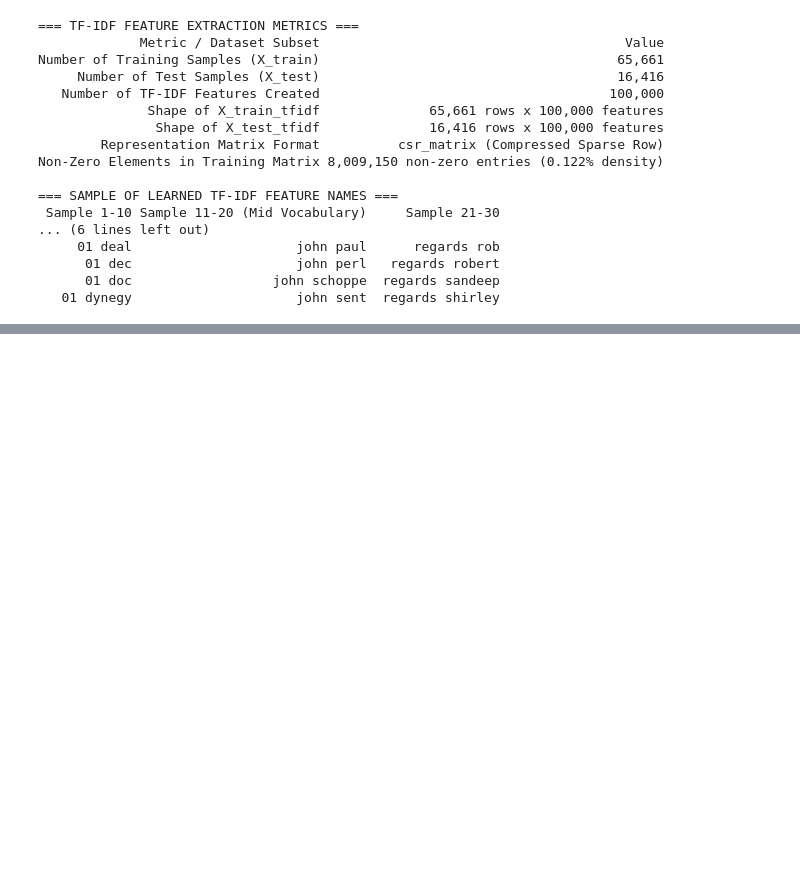
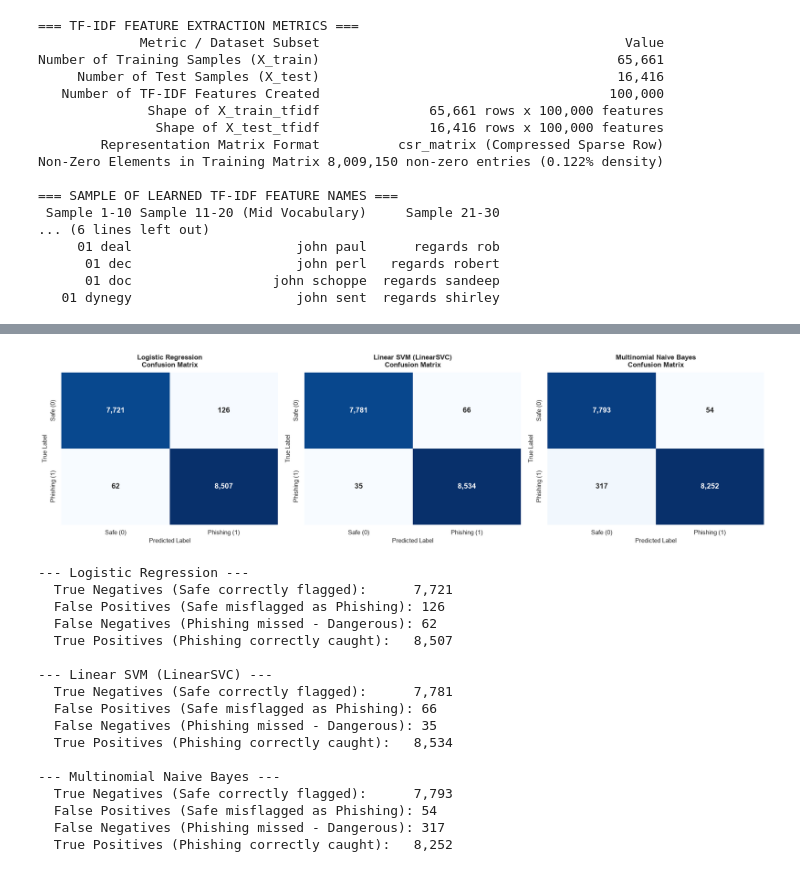
Before and after one commit to paldhaduk7-png/ai-scam-phishing-detector, a Jupyter notebook: ml/notebooks/ml_training.ipynb, the cells around one changed output, grey strips where cells are left out. Cells and saved outputs as stored; diff of their text form; code cells hidden in the pictures; blank space fills up the shorter version.

```diff
--- a/ml/notebooks/ml_training.ipynb
+++ b/ml/notebooks/ml_training.ipynb
@@ -671,0 +749,51 @@ Non-Zero Elements in Training Matrix 8,009,150 non-zero entries (0.122% density)
+# %%
+# 2. Confusion Matrices Visualization
+fig, axes = plt.subplots(1, 3, figsize=(18, 5))
+class_names = ['Safe (0)', 'Phishing (1)']
+
+for idx, (name, cm) in enumerate(confusion_matrices.items()):
+    sns.heatmap(
+        cm,
+        annot=True,
+        fmt=',d',
+        cmap='Blues',
+        cbar=False,
+        xticklabels=class_names,
+        yticklabels=class_names,
+        ax=axes[idx],
+        annot_kws={'size': 13, 'weight': 'bold'}
+    )
+    axes[idx].set_title(f"{name}\nConfusion Matrix", fontsize=12, fontweight='bold', pad=10)
+    axes[idx].set_xlabel('Predicted Label', fontsize=11)
+    axes[idx].set_ylabel('True Label', fontsize=11)
+
+plt.tight_layout()
+plt.show()
+
+# Print text version of confusion matrices
+for name, cm in confusion_matrices.items():
+    tn, fp, fn, tp = cm.ravel()
+    print(f"--- {name} ---")
+    print(f"  True Negatives (Safe correctly flagged):      {tn:,}")
+    print(f"  False Positives (Safe misflagged as Phishing): {fp:,}")
+    print(f"  False Negatives (Phishing missed - Dangerous): {fn:,}")
+    print(f"  True Positives (Phishing correctly caught):   {tp:,}\n")
+# %% [output]
+[figure, added]
+--- Logistic Regression ---
+  True Negatives (Safe correctly flagged):      7,721
+  False Positives (Safe misflagged as Phishing): 126
+  False Negatives (Phishing missed - Dangerous): 62
+  True Positives (Phishing correctly caught):   8,507
+
+--- Linear SVM (LinearSVC) ---
+  True Negatives (Safe correctly flagged):      7,781
+  False Positives (Safe misflagged as Phishing): 66
+  False Negatives (Phishing missed - Dangerous): 35
+  True Positives (Phishing correctly caught):   8,534
+
+--- Multinomial Naive Bayes ---
+  True Negatives (Safe correctly flagged):      7,793
+  False Positives (Safe misflagged as Phishing): 54
+  False Negatives (Phishing missed - Dangerous): 317
+  True Positives (Phishing correctly caught):   8,252
```
Also changed, not shown: parts of 4 cells of this notebook.
